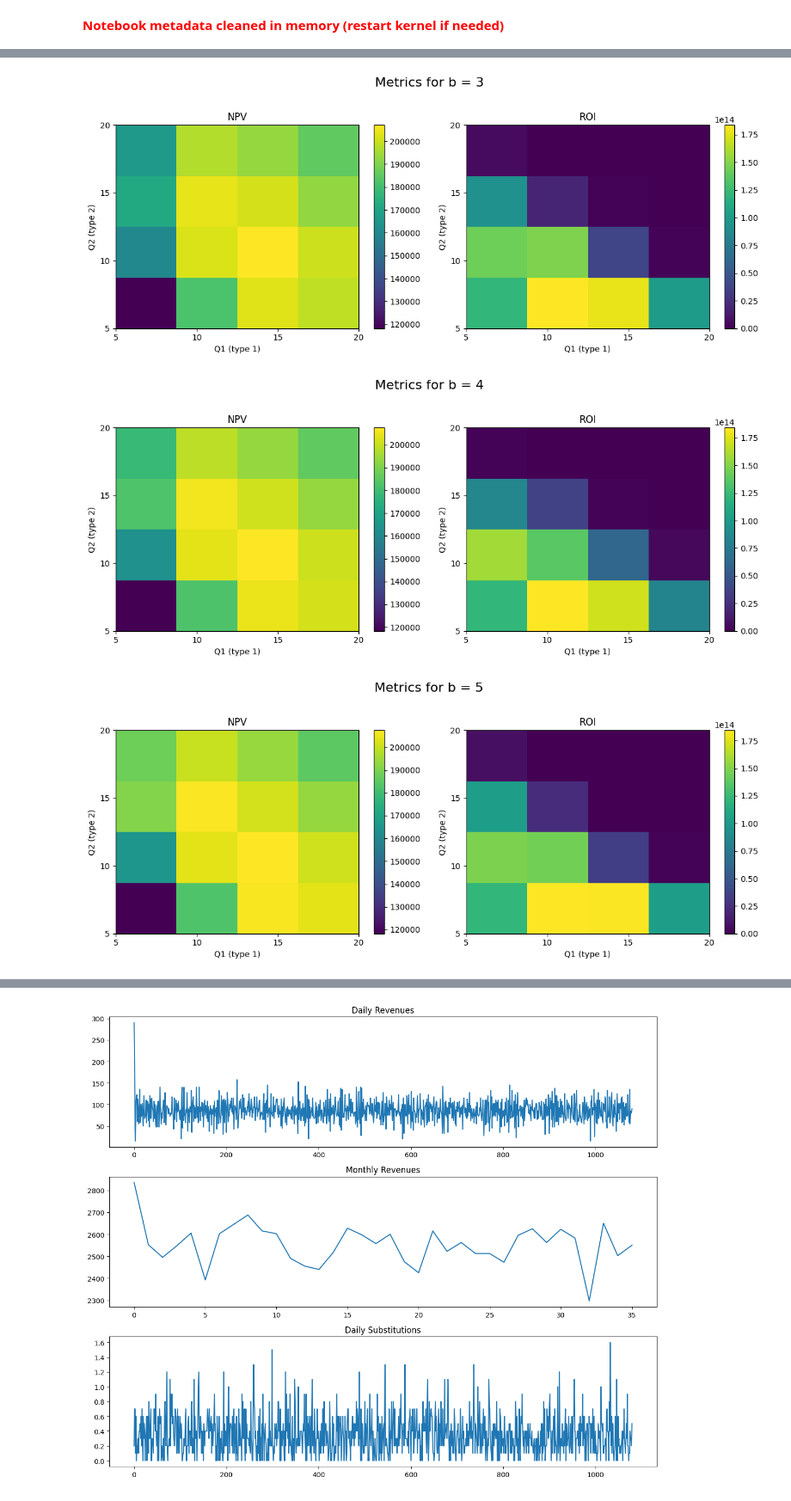
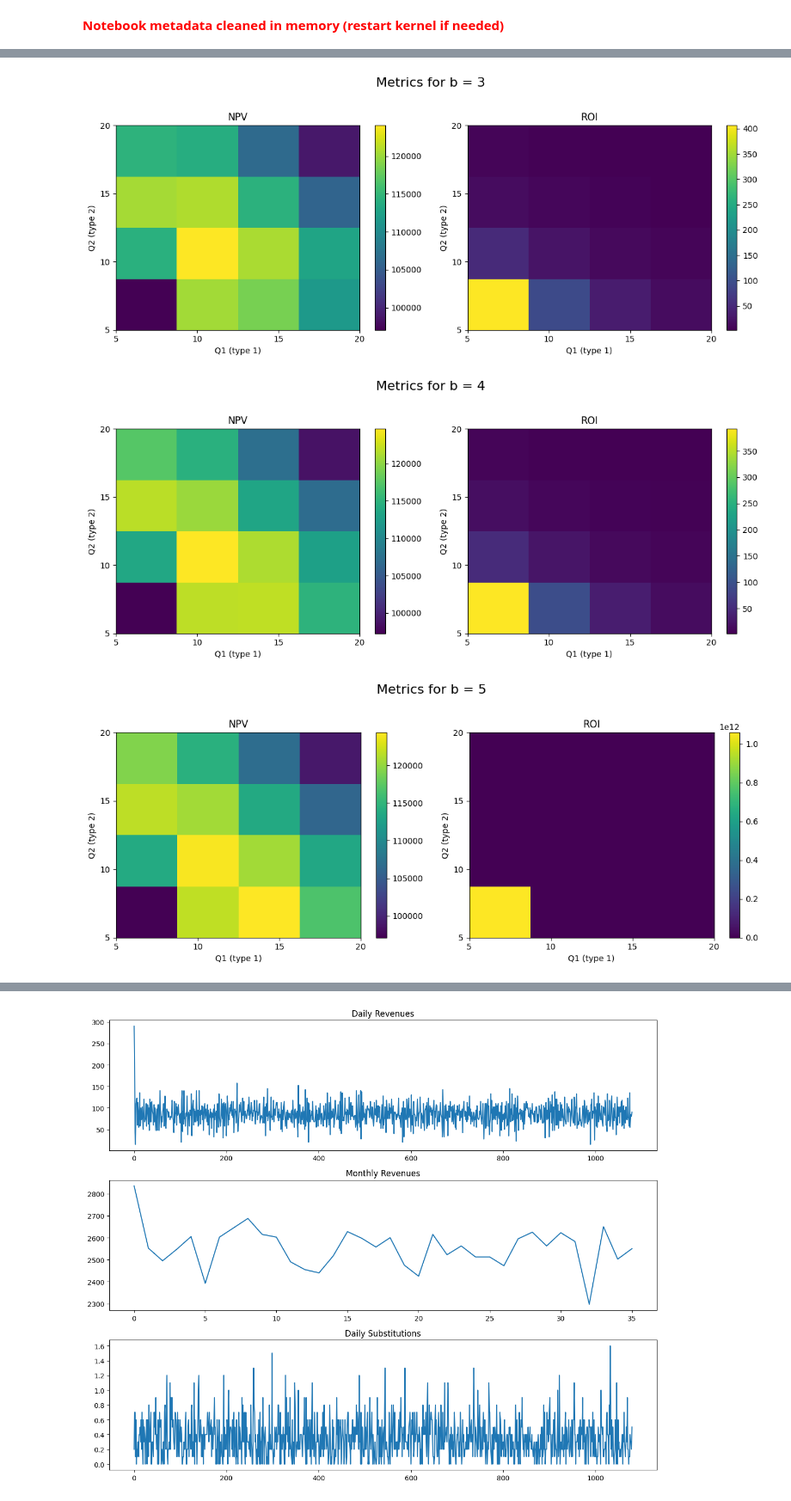
Before and after one commit to akhmitzy/repoGITHUB, a Jupyter notebook: Fleet Management: newsvendor inventory + downward substitution, static policy/Two-Product with Downward Substitution, static policy_+.ipynb, the cells around one changed output, grey strips where cells are left out. Shown at 86% size. Cells and saved outputs as stored; diff of their text form; code cells hidden in the pictures.

```diff
--- a/Fleet Management: newsvendor inventory + downward substitution, static policy/Two-Product with Downward Substitution, static policy_+.ipynb
+++ b/Fleet Management: newsvendor inventory + downward substitution, static policy/Two-Product with Downward Substitution, static policy_+.ipynb
@@ -1,22 +25,22 @@
 # %%
-# --- Reset Jupyter widget state to prevent rendering errors ---
-from IPython.display import display, HTML
-import json
+# # --- Reset Jupyter widget state to prevent rendering errors ---
+# from IPython.display import display, HTML
+# import json
 
-# Try to clean metadata if possible
-try:
-    import nbformat
+# # Try to clean metadata if possible
+# try:
+#     import nbformat
 
-    with open(__file__.replace('.py', '.ipynb'), "r+", encoding="utf-8") as f:
-        nb = nbformat.read(f, as_version=4)
-        for cell in nb["cells"]:
-            if "metadata" in cell and "widgets" in cell["metadata"]:
-                cell["metadata"].pop("widgets", None)
-        f.seek(0)
-        nbformat.write(nb, f)
-        f.truncate()
-except Exception as e:
-    display(HTML(f"<b style='color:red'>Notebook metadata cleaned in memory (restart kernel if needed)</b>"))
+#     with open(__file__.replace('.py', '.ipynb'), "r+", encoding="utf-8") as f:
+#         nb = nbformat.read(f, as_version=4)
+#         for cell in nb["cells"]:
+#             if "metadata" in cell and "widgets" in cell["metadata"]:
+#                 cell["metadata"].pop("widgets", None)
+#         f.seek(0)
+#         nbformat.write(nb, f)
+#         f.truncate()
+# except Exception as e:
+#     display(HTML(f"<b style='color:red'>Notebook metadata cleaned in memory (restart kernel if needed)</b>"))
 # %% [output]
 Notebook metadata cleaned in memory (restart kernel if needed)
 # %%
@@ -247,9 +332,10 @@ def simulate(Q1_init, Q2_init, b, seed=None):
         cost = -(Q1*C1_daily + Q2*C2_daily)
 
         # спрос
-        d1 = np.random.poisson(LAMBDA1_daily)
-        #d2 = np.random.poisson(LAMBDA2_daily)
-        D1 = np.random.poisson(abs(D2 - m) + 1)
+        m=4
+        #d1 = np.random.poisson(LAMBDA1_daily)
+        d2 = np.random.poisson(LAMBDA2_daily)
+        d1 = np.random.poisson(abs(d2 - m) + 1)
 
 
         # аренда для класса 1
@@ -366,3 +452,3 @@ for b in df_results["b"].unique():
-[figure, old version]
+[figure, new version]
-[figure, old version]
+[figure, new version]
-[figure, old version]
+[figure, new version]
```
Also changed, not shown: parts of 7 cells of this notebook.
